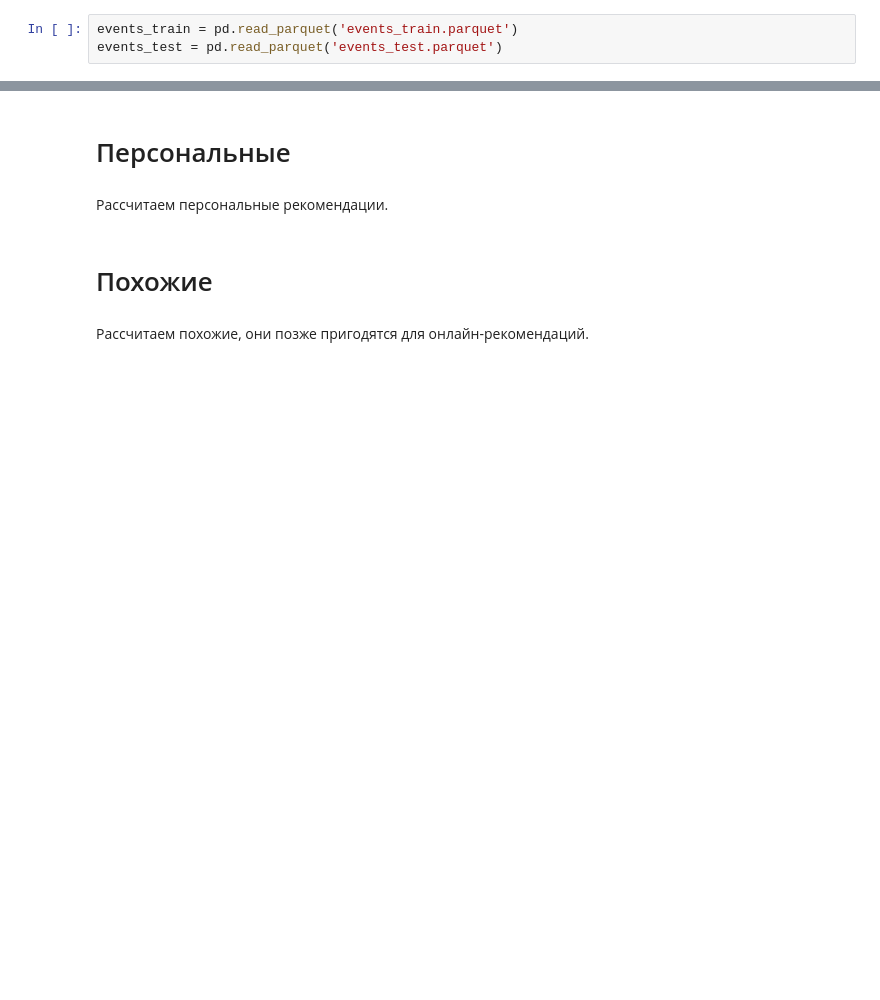
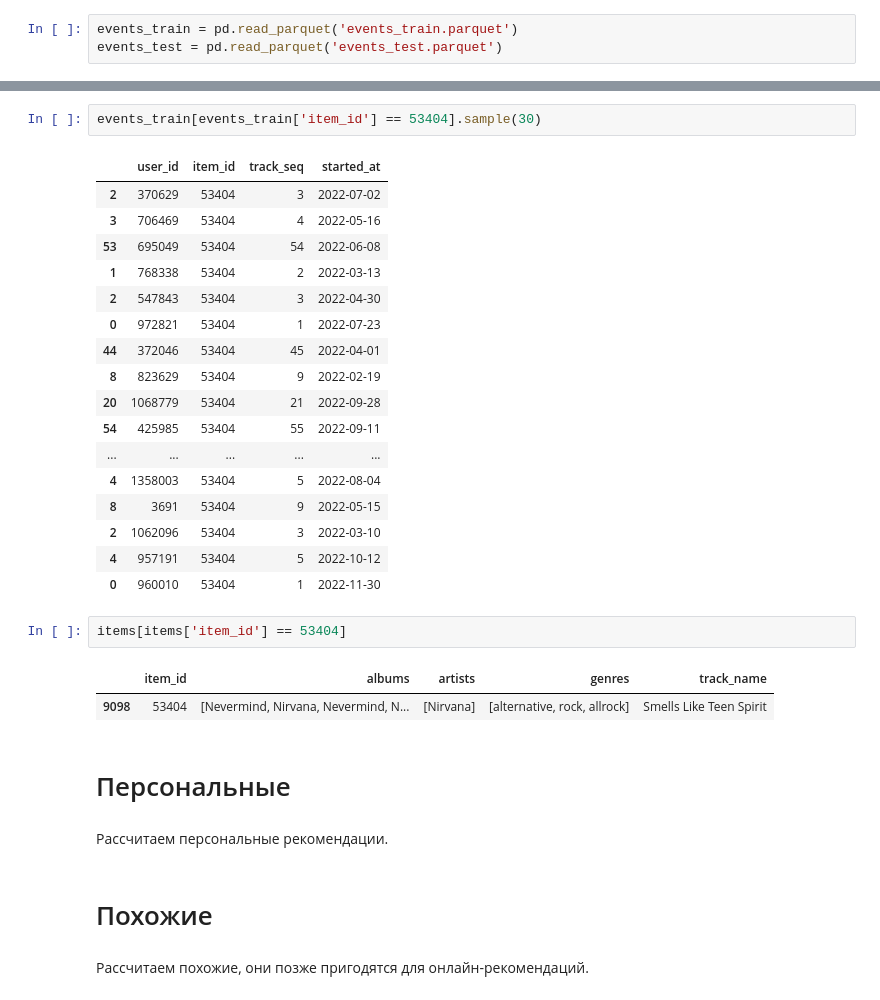
Before and after one commit to Krestom/mle-project-sprint-4-v001, a Jupyter notebook: recommendations.ipynb, the cells around one changed output, grey strips where cells are left out. Saved outputs shown, nothing was run; the diff lists cells and outputs as text; blank space fills up the shorter version.

```diff
--- a/recommendations.ipynb
+++ b/recommendations.ipynb
@@ -452,3 +521,28 @@ events_test = pd.read_parquet('events_test.parquet')
+# %%
+events_train[events_train['item_id'] == 53404].sample(30)
+# %% [output]
+|  | user_id | item_id | track_seq | started_at |
+| 2 | 370629 | 53404 | 3 | 2022-07-02 |
+| 3 | 706469 | 53404 | 4 | 2022-05-16 |
+| 53 | 695049 | 53404 | 54 | 2022-06-08 |
+| 1 | 768338 | 53404 | 2 | 2022-03-13 |
+| 2 | 547843 | 53404 | 3 | 2022-04-30 |
+| 0 | 972821 | 53404 | 1 | 2022-07-23 |
+| 44 | 372046 | 53404 | 45 | 2022-04-01 |
+| 8 | 823629 | 53404 | 9 | 2022-02-19 |
+| 20 | 1068779 | 53404 | 21 | 2022-09-28 |
+| 54 | 425985 | 53404 | 55 | 2022-09-11 |
+| ... | ... | ... | ... | ... |
+| 4 | 1358003 | 53404 | 5 | 2022-08-04 |
+| 8 | 3691 | 53404 | 9 | 2022-05-15 |
+| 2 | 1062096 | 53404 | 3 | 2022-03-10 |
+| 4 | 957191 | 53404 | 5 | 2022-10-12 |
+| 0 | 960010 | 53404 | 1 | 2022-11-30 |
+# %%
+items[items['item_id'] == 53404]
+# %% [output]
+|  | item_id | albums | artists | genres | track_name |
+| 9098 | 53404 | [Nevermind, Nirvana, Nevermind, N... | [Nirvana] | [alternative, rock, allrock] | Smells Like Teen Spirit |
 # %% [markdown]
 # Персональные
 # %% [markdown]
```
Also changed, not shown: parts of 8 cells of this notebook.
